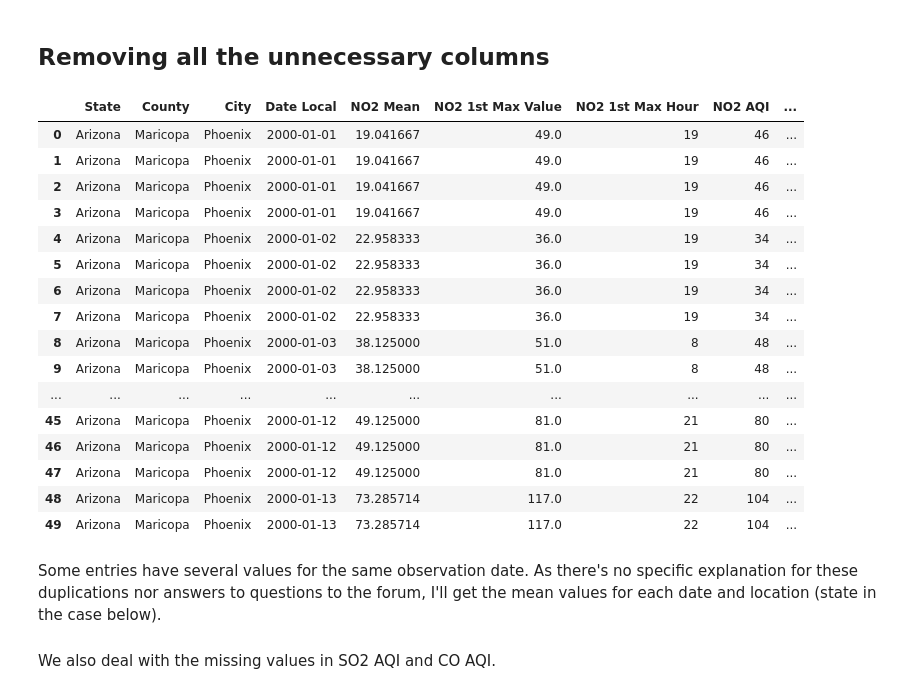
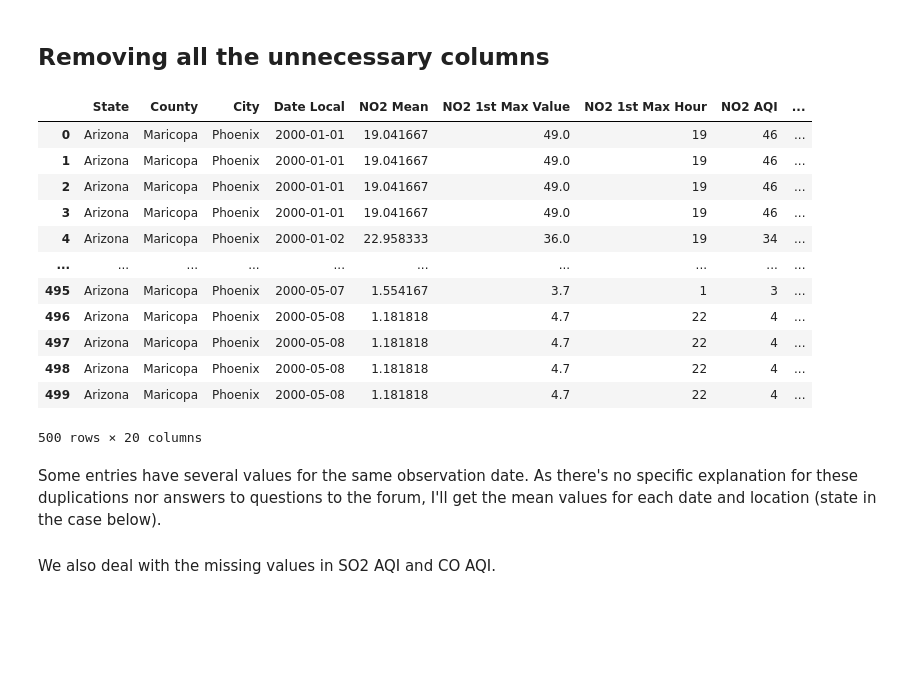
Before and after one commit to Poliaboy/GreenAi-Project-S7, a Jupyter notebook: project_notebook.ipynb, the cells around one changed output. Saved outputs shown, nothing was run; the diff lists cells and outputs as text; code cells hidden in the pictures; blank space fills up the shorter version.

```diff
--- a/project_notebook.ipynb
+++ b/project_notebook.ipynb
@@ -132,25 +132,21 @@ dtype: int64
 ## Removing all the unnecessary columns
 # %%
 poll = poll.drop(['Unnamed: 0','State Code','County Code','Site Num','Address','NO2 Units','O3 Units','SO2 Units','CO Units'],axis=1)
-poll.head(50)
+poll.head(500)
 # %% [output]
 |  | State | County | City | Date Local | NO2 Mean | NO2 1st Max Value | NO2 1st Max Hour | NO2 AQI | ... |
 | 0 | Arizona | Maricopa | Phoenix | 2000-01-01 | 19.041667 | 49.0 | 19 | 46 | ... |
 | 1 | Arizona | Maricopa | Phoenix | 2000-01-01 | 19.041667 | 49.0 | 19 | 46 | ... |
 | 2 | Arizona | Maricopa | Phoenix | 2000-01-01 | 19.041667 | 49.0 | 19 | 46 | ... |
 | 3 | Arizona | Maricopa | Phoenix | 2000-01-01 | 19.041667 | 49.0 | 19 | 46 | ... |
 | 4 | Arizona | Maricopa | Phoenix | 2000-01-02 | 22.958333 | 36.0 | 19 | 34 | ... |
-| 5 | Arizona | Maricopa | Phoenix | 2000-01-02 | 22.958333 | 36.0 | 19 | 34 | ... |
-| 6 | Arizona | Maricopa | Phoenix | 2000-01-02 | 22.958333 | 36.0 | 19 | 34 | ... |
-| 7 | Arizona | Maricopa | Phoenix | 2000-01-02 | 22.958333 | 36.0 | 19 | 34 | ... |
-| 8 | Arizona | Maricopa | Phoenix | 2000-01-03 | 38.125000 | 51.0 | 8 | 48 | ... |
-| 9 | Arizona | Maricopa | Phoenix | 2000-01-03 | 38.125000 | 51.0 | 8 | 48 | ... |
 | ... | ... | ... | ... | ... | ... | ... | ... | ... | ... |
-| 45 | Arizona | Maricopa | Phoenix | 2000-01-12 | 49.125000 | 81.0 | 21 | 80 | ... |
-| 46 | Arizona | Maricopa | Phoenix | 2000-01-12 | 49.125000 | 81.0 | 21 | 80 | ... |
-| 47 | Arizona | Maricopa | Phoenix | 2000-01-12 | 49.125000 | 81.0 | 21 | 80 | ... |
-| 48 | Arizona | Maricopa | Phoenix | 2000-01-13 | 73.285714 | 117.0 | 22 | 104 | ... |
-| 49 | Arizona | Maricopa | Phoenix | 2000-01-13 | 73.285714 | 117.0 | 22 | 104 | ... |
+| 495 | Arizona | Maricopa | Phoenix | 2000-05-07 | 1.554167 | 3.7 | 1 | 3 | ... |
+| 496 | Arizona | Maricopa | Phoenix | 2000-05-08 | 1.181818 | 4.7 | 22 | 4 | ... |
+| 497 | Arizona | Maricopa | Phoenix | 2000-05-08 | 1.181818 | 4.7 | 22 | 4 | ... |
+| 498 | Arizona | Maricopa | Phoenix | 2000-05-08 | 1.181818 | 4.7 | 22 | 4 | ... |
+| 499 | Arizona | Maricopa | Phoenix | 2000-05-08 | 1.181818 | 4.7 | 22 | 4 | ... |
+500 rows × 20 columns
 # %% [markdown]
 Some entries have several values for the same observation date. As there's no specific explanation for these duplications nor answers to questions to the forum, I'll get the mean values for each date and location (state in the case below).
 #
```
Also changed, not shown: parts of 2 cells of this notebook.
